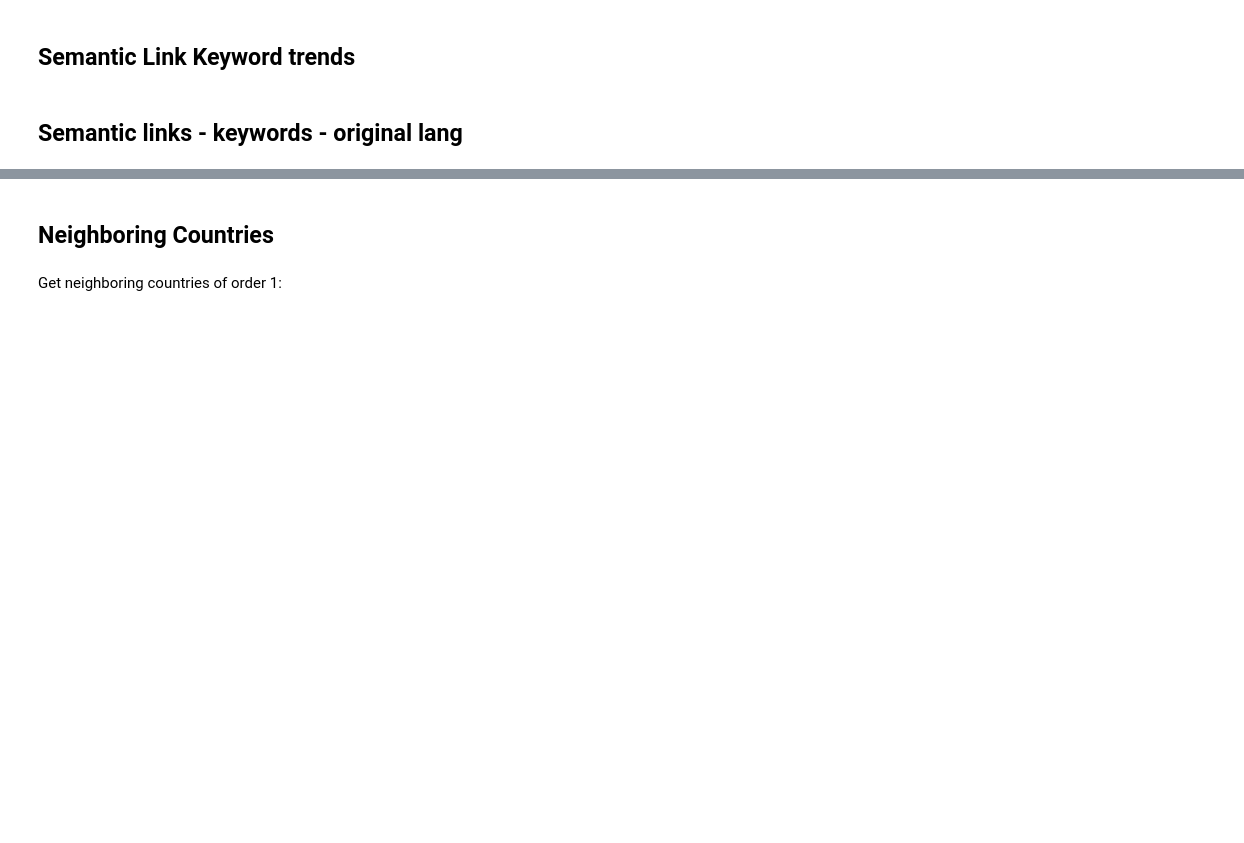
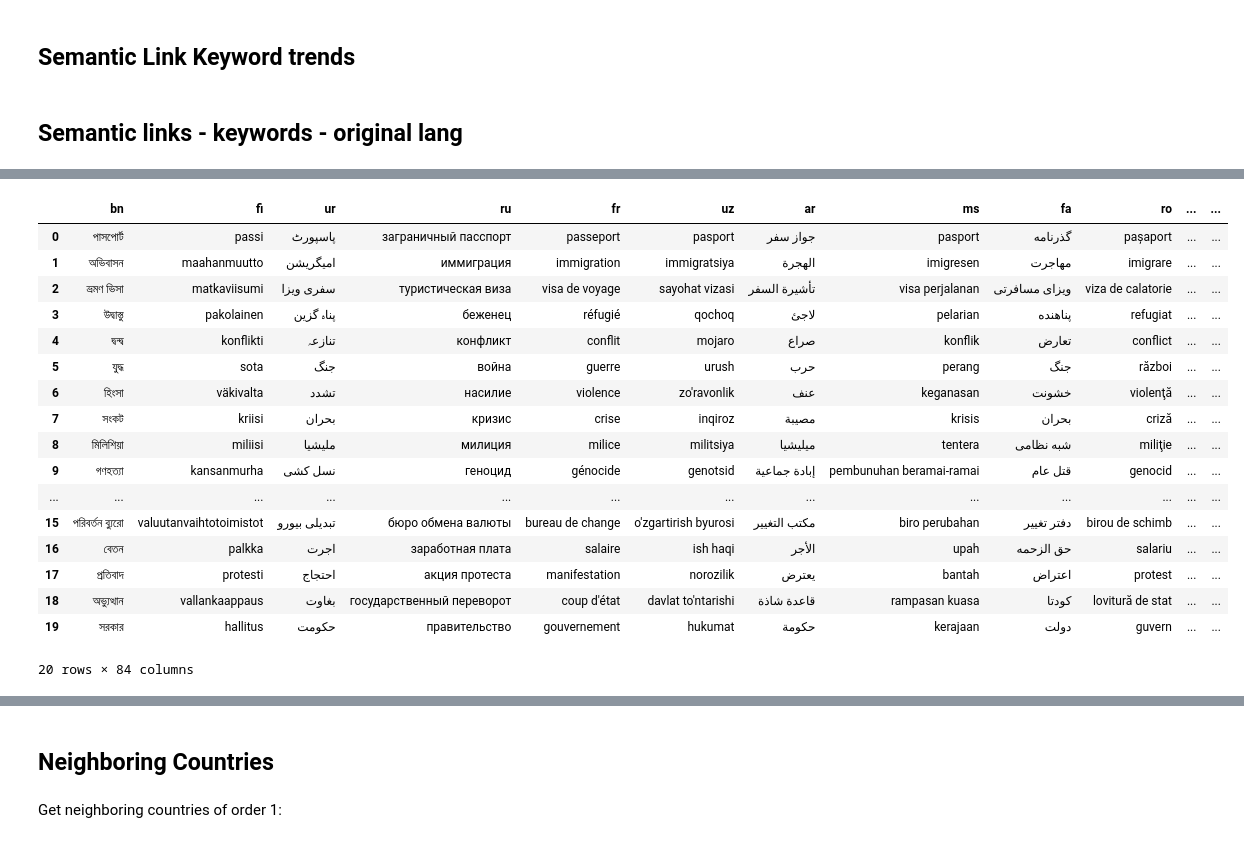
Before and after one commit to 4Freye/refugees, a Jupyter notebook: notebooks/trends/02_get_trends_data.ipynb, the cells around one changed output, grey strips where cells are left out. Cells and saved outputs as stored; diff of their text form; code cells hidden in the pictures; blank space fills up the shorter version.

```diff
--- a/notebooks/trends/02_get_trends_data.ipynb
+++ b/notebooks/trends/02_get_trends_data.ipynb
@@ -197,4 +197,25 @@ df.head()
 5 rows × 84 columns
+# %%
+df
+# %% [output]
+|  | bn | fi | ur | ru | fr | uz | ar | ms | fa | ro | ... | ... |
+| 0 | পাসপোর্ট | passi | پاسپورٹ | заграничный пасспорт | passeport | pasport | جواز سفر | pasport | گذرنامه | pașaport | ... | ... |
+| 1 | অভিবাসন | maahanmuutto | امیگریشن | иммиграция | immigration | immigratsiya | الهجرة | imigresen | مهاجرت | imigrare | ... | ... |
+| 2 | ভ্রমণ ভিসা | matkaviisumi | سفری ویزا | туристическая виза | visa de voyage | sayohat vizasi | تأشيرة السفر | visa perjalanan | ویزای مسافرتی | viza de calatorie | ... | ... |
+| 3 | উদ্বাস্তু | pakolainen | پناہ گزین | беженец | réfugié | qochoq | لاجئ | pelarian | پناهنده | refugiat | ... | ... |
+| 4 | দ্বন্দ্ব | konflikti | تنازعہ | конфликт | conflit | mojaro | صراع | konflik | تعارض | conflict | ... | ... |
+| 5 | যুদ্ধ | sota | جنگ | война | guerre | urush | حرب | perang | جنگ | război | ... | ... |
+| 6 | হিংসা | väkivalta | تشدد | насилие | violence | zo'ravonlik | عنف | keganasan | خشونت | violenţă | ... | ... |
+| 7 | সংকট | kriisi | بحران | кризис | crise | inqiroz | مصيبة | krisis | بحران | criză | ... | ... |
+| 8 | মিলিশিয়া | miliisi | ملیشیا | милиция | milice | militsiya | ميليشيا | tentera | شبه نظامی | miliţie | ... | ... |
+| 9 | গণহত্যা | kansanmurha | نسل کشی | геноцид | génocide | genotsid | إبادة جماعية | pembunuhan beramai-ramai | قتل عام | genocid | ... | ... |
+| ... | ... | ... | ... | ... | ... | ... | ... | ... | ... | ... | ... | ... |
+| 15 | পরিবর্তন ব্যুরো | valuutanvaihtotoimistot | تبدیلی بیورو | бюро обмена валюты | bureau de change | o'zgartirish byurosi | مكتب التغيير | biro perubahan | دفتر تغییر | birou de schimb | ... | ... |
+| 16 | বেতন | palkka | اجرت | заработная плата | salaire | ish haqi | الأجر | upah | حق الزحمه | salariu | ... | ... |
+| 17 | প্রতিবাদ | protesti | احتجاج | акция протеста | manifestation | norozilik | يعترض | bantah | اعتراض | protest | ... | ... |
+| 18 | অভ্যুত্থান | vallankaappaus | بغاوت | государственный переворот | coup d'état | davlat to'ntarishi | قاعدة شاذة | rampasan kuasa | کودتا | lovitură de stat | ... | ... |
+| 19 | সরকার | hallitus | حکومت | правительство | gouvernement | hukumat | حكومة | kerajaan | دولت | guvern | ... | ... |
+20 rows × 84 columns
 # %%
 # I'll only keep two original languages per country
 
```
Also changed, not shown: parts of 10 cells of this notebook, 7 other files.
